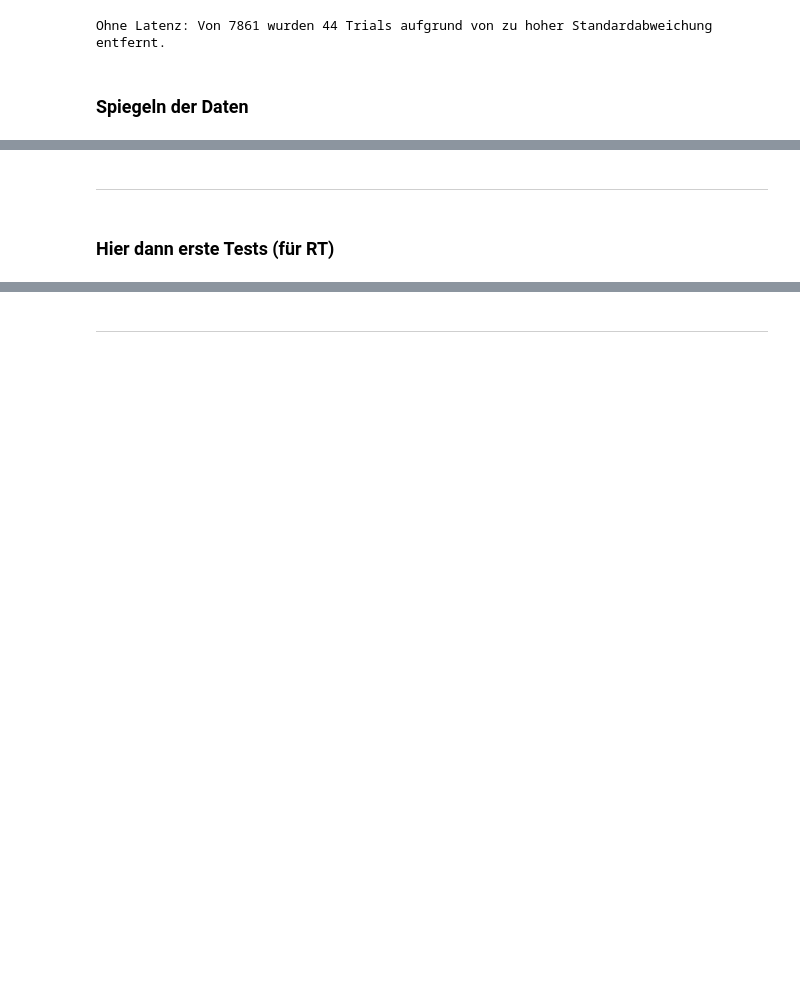
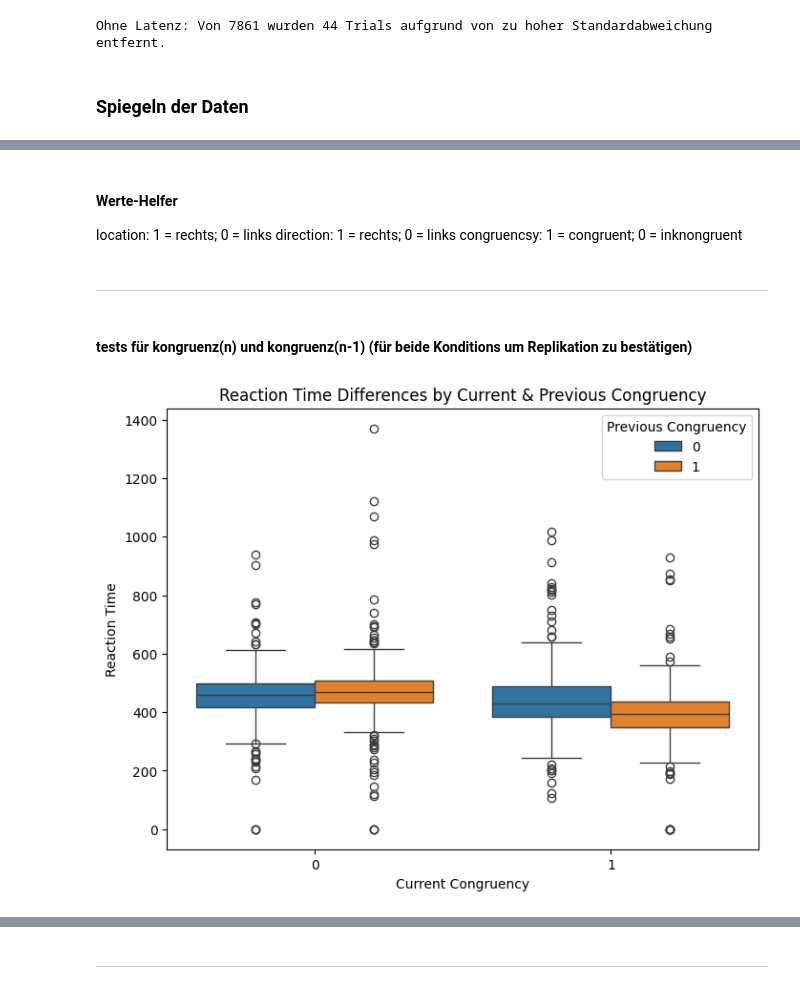
Before and after one commit to Michael1Mueller/continuousSimonTask, a Jupyter notebook: preprocessing.ipynb, the cells around one changed output, grey strips where cells are left out. Cells and saved outputs as stored; diff of their text form; code cells hidden in the pictures; blank space fills up the shorter version.

```diff
--- a/preprocessing.ipynb
+++ b/preprocessing.ipynb
@@ -200,6 +202,10 @@ for filename in os.listdir(directory):
 
         df_trial_data = pd.read_csv(file_path, sep=",")
 
+        # fix congruency
+        df_trial_data["currentcongruency"] = (df_trial_data["currentdirection"] == df_trial_data["currentlocation"]).astype(int)
+        df_trial_data["previouscongruency"] = (df_trial_data["previousdirection"] == df_trial_data["previouslocation"]).astype(int)
+
         df_trial_data["participant_num"] = participant_num
 
         all_trial_data.append(df_trial_data)
@@ -446,4 +453,24 @@ Name: reactiontime, Length: 7817, dtype: int64
+# %% [markdown]
+#### Werte-Helfer
+
+location: 1 = rechts; 0 = links
+direction: 1 = rechts; 0 = links
+congruencsy: 1 = congruent; 0 = inknongruent
 # %% [markdown]
 ------------------------------------------------------------------------------------------------------------------------------------------------------------------------------------------------------------------------------------------------------------------------------------------------------------------------------------------------------------------------------------------------------------------------------------
-# %% [markdown]
-### Hier dann erste Tests (für RT)
+# %% [markdown]
+#### tests für kongruenz(n) und kongruenz(n-1) (für beide Konditions um Replikation zu bestätigen)
+# %%
+import seaborn as sns
+import matplotlib.pyplot as plt
+
+plt.figure(figsize=(8,6))
+sns.boxplot(x="currentcongruency", y="reactiontime", hue="previouscongruency", data=df)
+
+plt.xlabel("Current Congruency")
+plt.ylabel("Reaction Time")
+plt.title("Reaction Time Differences by Current & Previous Congruency")
+plt.legend(title="Previous Congruency")
+plt.show()
+# %% [output]
+[figure, added]
```
Also changed, not shown: parts of 9 cells of this notebook.
